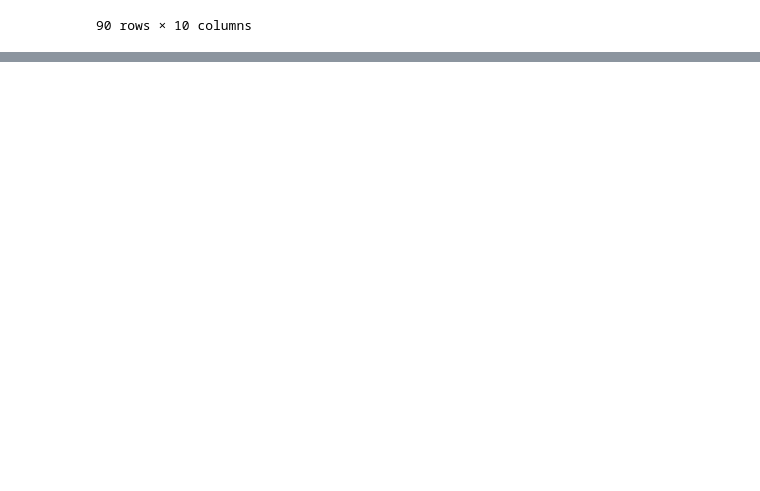
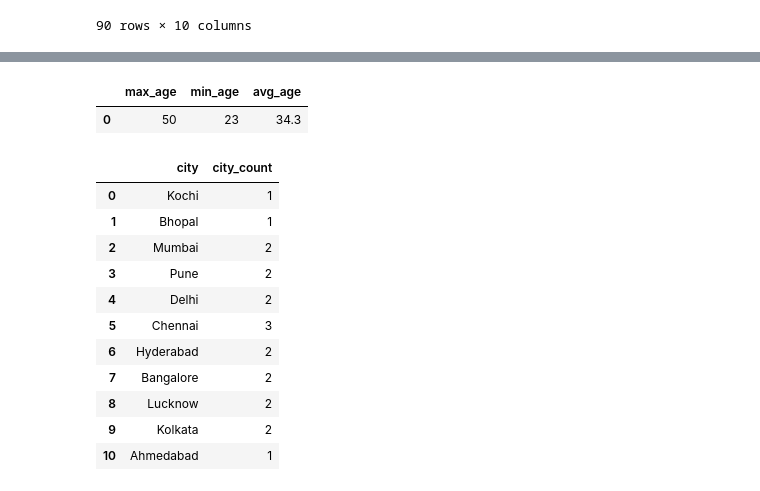
Before and after one commit to sindhu7-zero/DS-notebook, a Jupyter notebook: sqlpractice.ipynb, the cells around one changed output, grey strips where cells are left out. Drawn from its saved outputs; the diff is of its cells as text; code cells hidden in the pictures; blank space fills up the shorter version.

```diff
--- a/sqlpractice.ipynb
+++ b/sqlpractice.ipynb
@@ -284,3 +284,5 @@ cd10
 | 15 | 9 | Vikram Iyer | vikram.i@email.com | 1098765432 | 2023-09-01 | 80 | 20 | 9 | 3 | 2024-09-25 |
 | 16 | 2 | Priya Sharma | priya.s@email.com | 8765432109 | 2023-02-15 | 83 | 3 | 2 | 3 | 2024-10-05 |
 | 17 | 5 | Deepak Gupta | deepak.g@email.com | 5432109876 | 2023-05-18 | 86 | 6 | 5 | 1 | 2024-10-20 |
+# %%
+url='postgresql://sindhu:tS28v6VzmdabMEYiR1envgUVkCQPP2UR@dpg-d1h29efgi27c73c7de10-a.singapore-postgres.render.com/big_bazaar'
@@ -286,0 +293,2 @@ cd10
+# %%
+engine=create_engine(url)
@@ -286,0 +405,31 @@ cd10
+# %%
+query='''select
+max(age) as max_age,
+min(age) as min_age,
+avg(age) as avg_age
+from customers;'''
+age=pd.read_sql(query,engine)
+age
+# %% [output]
+|  | max_age | min_age | avg_age |
+| 0 | 50 | 23 | 34.3 |
+# %%
+query='''select city,
+count(city) as city_count
+from customers
+group by city;'''
+city=pd.read_sql(query,engine)
+city
+# %% [output]
+|  | city | city_count |
+| 0 | Kochi | 1 |
+| 1 | Bhopal | 1 |
+| 2 | Mumbai | 2 |
+| 3 | Pune | 2 |
+| 4 | Delhi | 2 |
+| 5 | Chennai | 3 |
+| 6 | Hyderabad | 2 |
+| 7 | Bangalore | 2 |
+| 8 | Lucknow | 2 |
+| 9 | Kolkata | 2 |
+| 10 | Ahmedabad | 1 |
```
Also changed, not shown: parts of 7 cells of this notebook.
